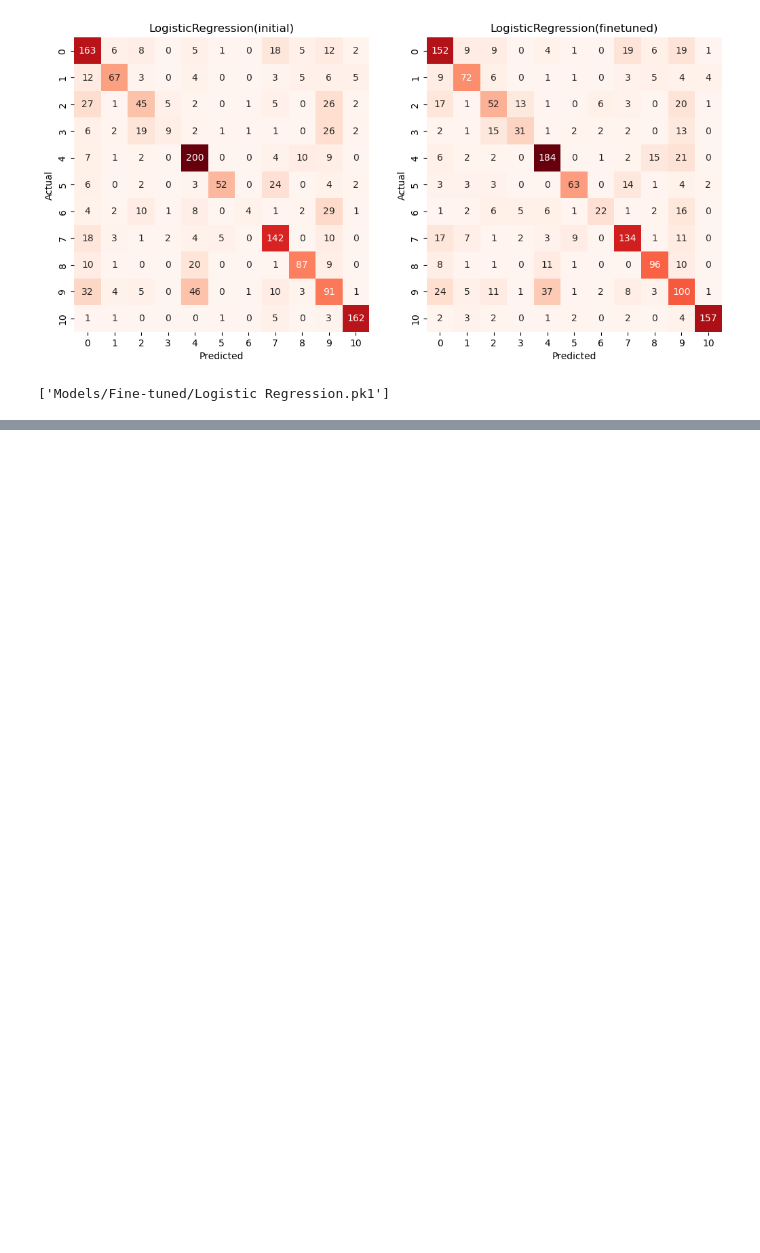
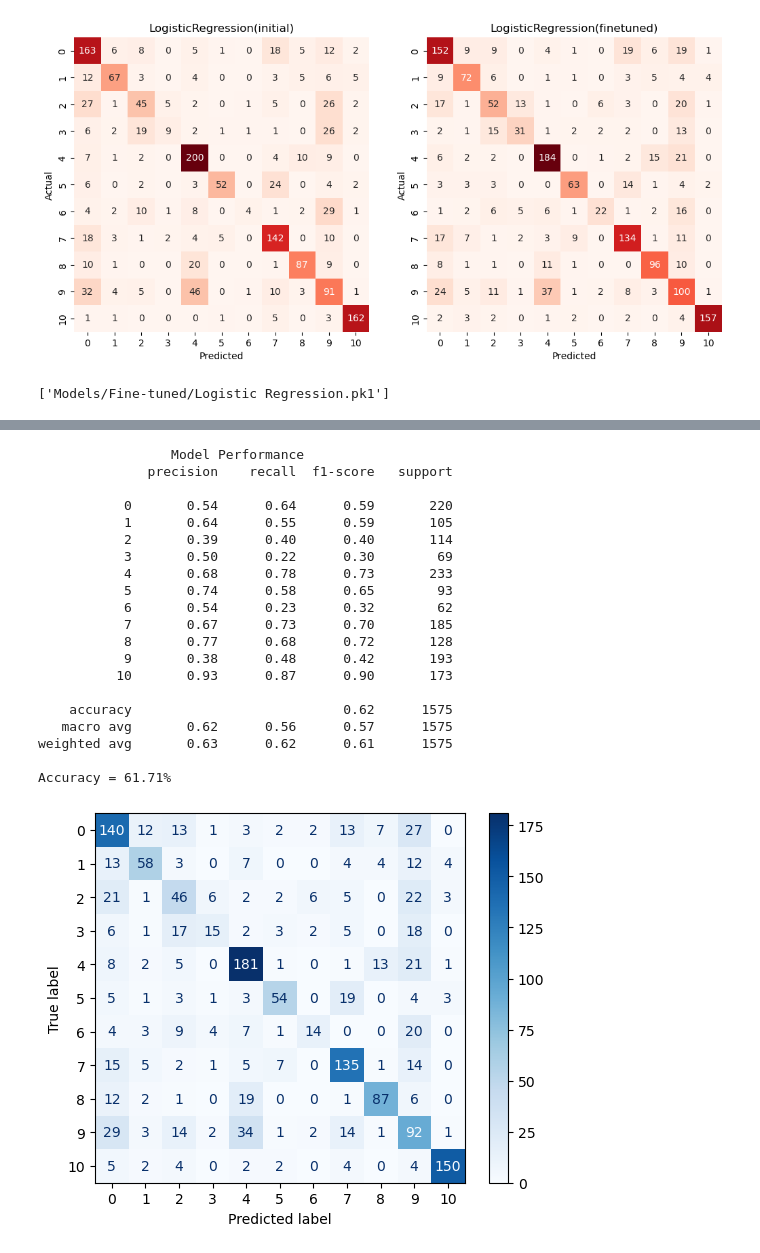
Before and after one commit to Prashant-Tiwari26/Using-movie-plot-for-genre-classification-, a Jupyter notebook: Classical NLP Approach/fine-tuning.ipynb, the cells around one changed output, grey strips where cells are left out. Cells and saved outputs as stored; diff of their text form; code cells hidden in the pictures; blank space fills up the shorter version.

```diff
--- a/Classical NLP Approach/fine-tuning.ipynb
+++ b/Classical NLP Approach/fine-tuning.ipynb
@@ -117,0 +156,25 @@ joblib.dump(log_reg, 'Models/Fine-tuned/Logistic Regression.pk1')
+# %%
+lgbm.fit(x_train, y_train)
+performance(lgbm, x_test, y_test)
+# %% [output]
+                 Model Performance
+              precision    recall  f1-score   support
+
+           0       0.54      0.64      0.59       220
+           1       0.64      0.55      0.59       105
+           2       0.39      0.40      0.40       114
+           3       0.50      0.22      0.30        69
+           4       0.68      0.78      0.73       233
+           5       0.74      0.58      0.65        93
+           6       0.54      0.23      0.32        62
+           7       0.67      0.73      0.70       185
+           8       0.77      0.68      0.72       128
+           9       0.38      0.48      0.42       193
+          10       0.93      0.87      0.90       173
+
+    accuracy                           0.62      1575
+   macro avg       0.62      0.56      0.57      1575
+weighted avg       0.63      0.62      0.61      1575
+
+Accuracy = 61.71%
+[figure, added]
```
Also changed, not shown: parts of 21 cells of this notebook, 3 other files.
